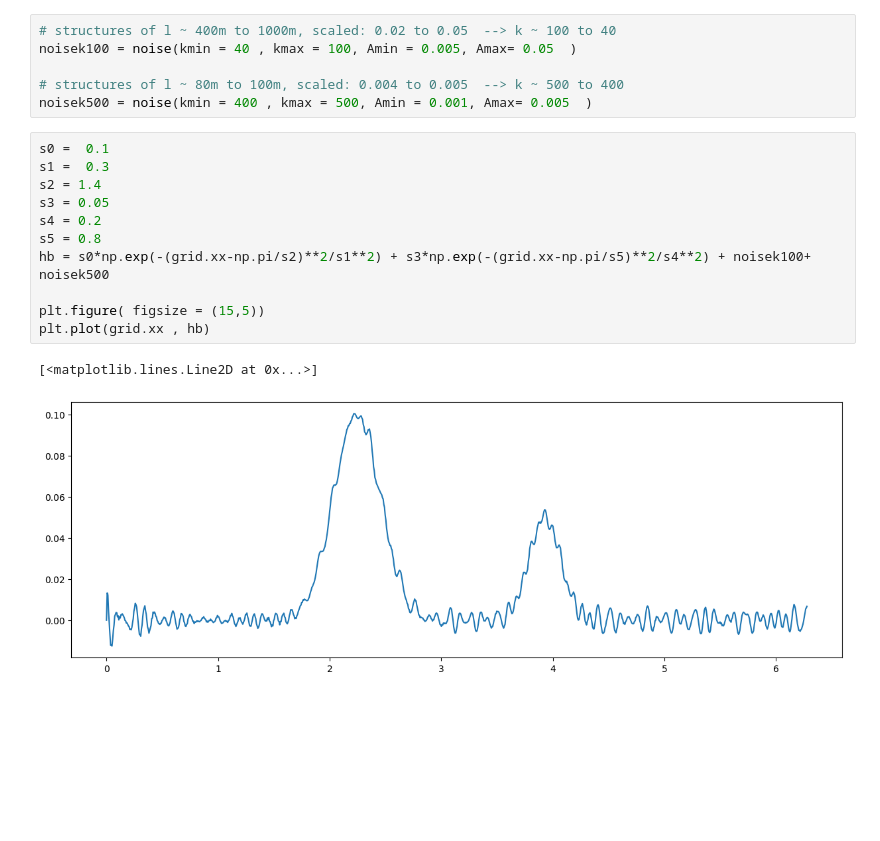
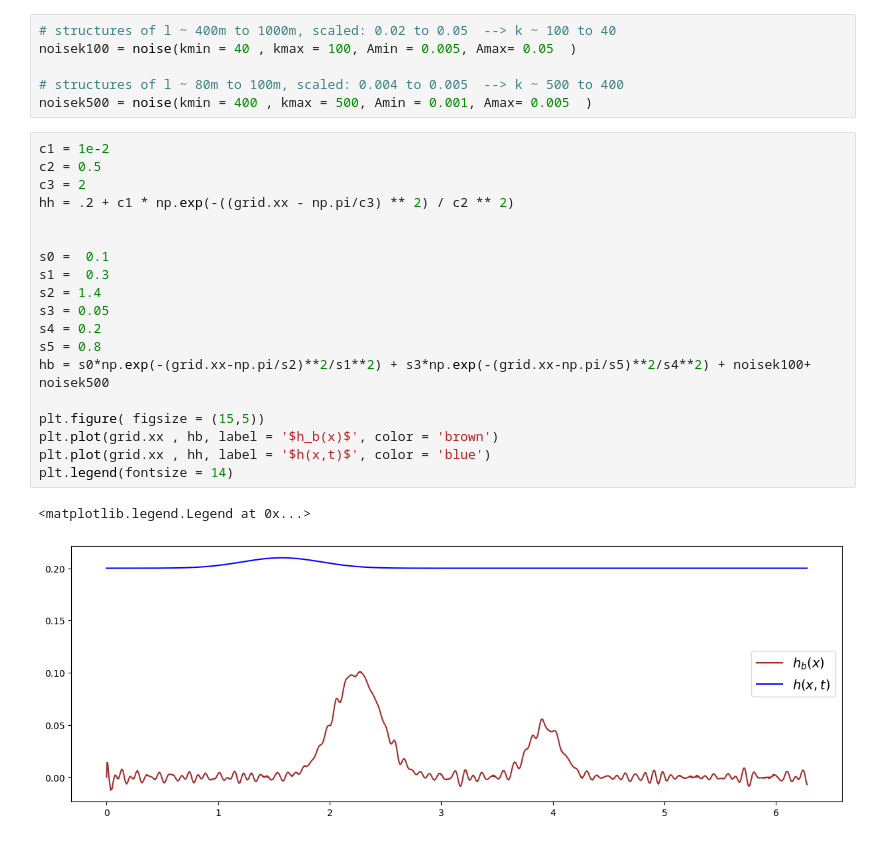
Before and after one commit to PatricioClark/pySPEC, a Jupyter notebook: noise.ipynb, the cells around one changed output. Drawn from its saved outputs; the diff is of its cells as text; blank space fills up the shorter version.

```diff
--- a/noise.ipynb
+++ b/noise.ipynb
@@ -35,19 +35,27 @@ noisek100 = noise(kmin = 40 , kmax = 100, Amin = 0.005, Amax= 0.05  )
 # structures of l ~ 80m to 100m, scaled: 0.004 to 0.005  --> k ~ 500 to 400
 noisek500 = noise(kmin = 400 , kmax = 500, Amin = 0.001, Amax= 0.005  )
 # %%
+c1 = 1e-2
+c2 = 0.5
+c3 = 2
+hh = .2 + c1 * np.exp(-((grid.xx - np.pi/c3) ** 2) / c2 ** 2)
+
+
 s0 =  0.1
 s1 =  0.3
 s2 = 1.4
 s3 = 0.05
 s4 = 0.2
 s5 = 0.8
 hb = s0*np.exp(-(grid.xx-np.pi/s2)**2/s1**2) + s3*np.exp(-(grid.xx-np.pi/s5)**2/s4**2) + noisek100+ noisek500
 
 plt.figure( figsize = (15,5))
-plt.plot(grid.xx , hb)
+plt.plot(grid.xx , hb, label = '$h_b(x)$', color = 'brown')
+plt.plot(grid.xx , hh, label = '$h(x,t)$', color = 'blue')
+plt.legend(fontsize = 14)
 # %% [output]
-[<matplotlib.lines.Line2D at 0x...>]
+<matplotlib.legend.Legend at 0x...>
-[figure, old version]
+[figure, new version]
 # %%
 Nx = pm.Nx
 dx = grid.dx
```
Also changed, not shown: parts of 1 cell of this notebook, 3 other files.
